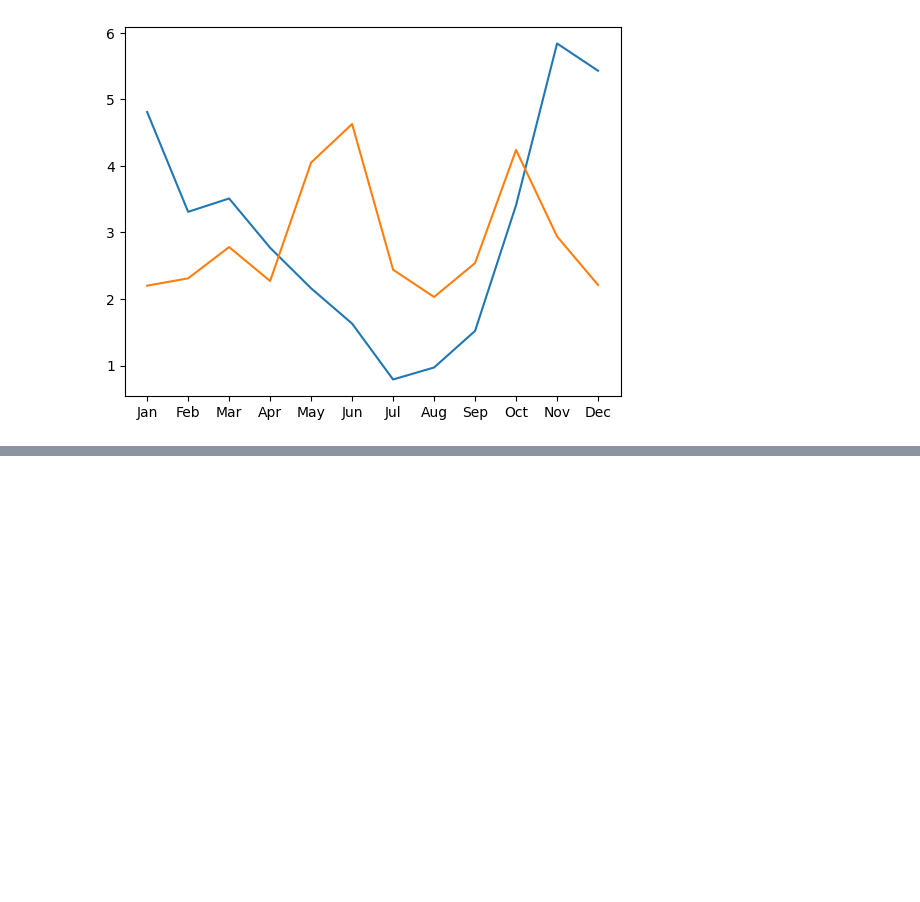
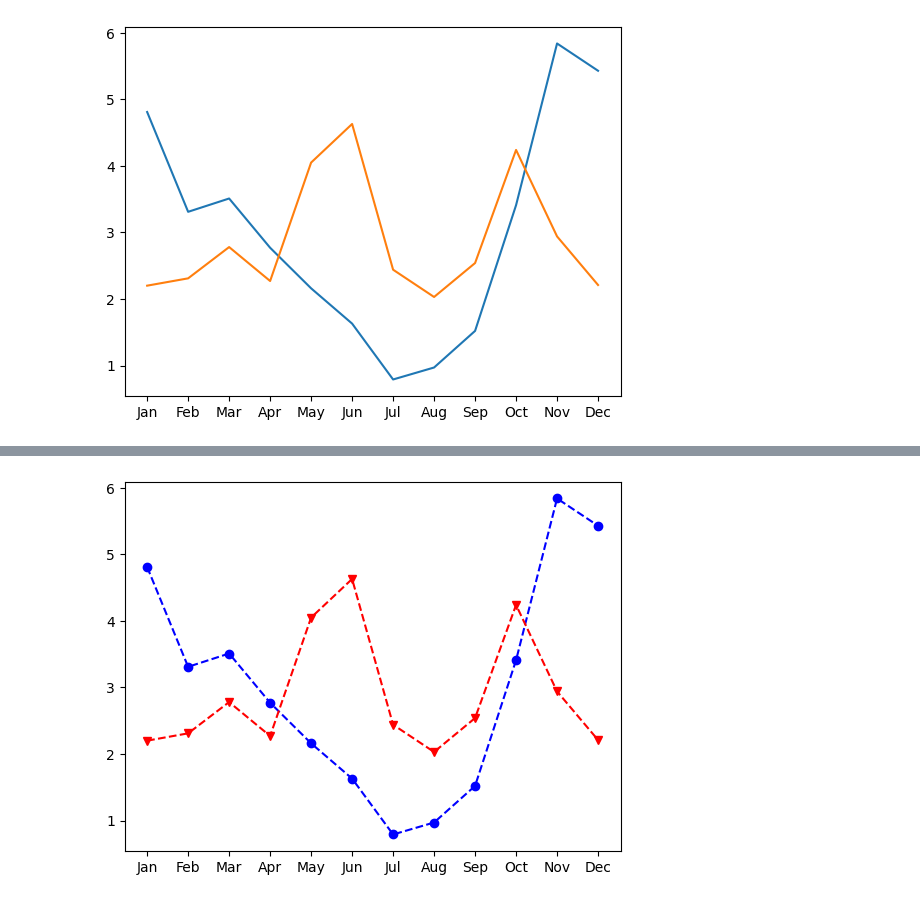
Before and after one commit to yazanhannun/Introduction-to-Data-Visualizations-in-Matplotlib, a Jupyter notebook: 1_Introduction to Matplotlib.ipynb, the cells around one changed output, grey strips where cells are left out. Saved outputs shown, nothing was run; the diff lists cells and outputs as text; code cells hidden in the pictures; blank space fills up the shorter version.

Commit message:
Customizing the plots/Customizing data appearance

```diff
--- a/1_Introduction to Matplotlib.ipynb
+++ b/1_Introduction to Matplotlib.ipynb
@@ -53,0 +64,14 @@ plt.show()
+# %%
+# Create a Figure and an Axes with plt.subplots
+fig, ax = plt.subplots()
+
+# Plot Seattle data, setting data appearance
+ax.plot(seattle_weather["MONTH"], seattle_weather["MLY-PRCP-NORMAL"], color = 'b', marker = 'o', linestyle='--')
+
+# Plot Austin data, setting data appearance
+ax.plot(austin_weather["MONTH"], austin_weather["MLY-PRCP-NORMAL"], color='r', marker = 'v', linestyle='--')
+
+# Call show to display the resulting plot
+plt.show()
+# %% [output]
+[figure, added]
```
Also changed, not shown: parts of 2 cells of this notebook.
